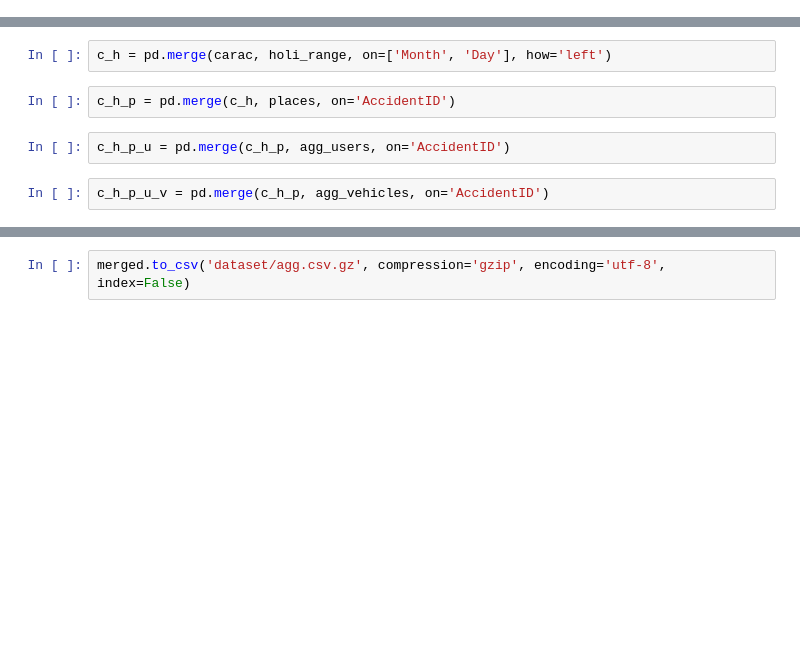
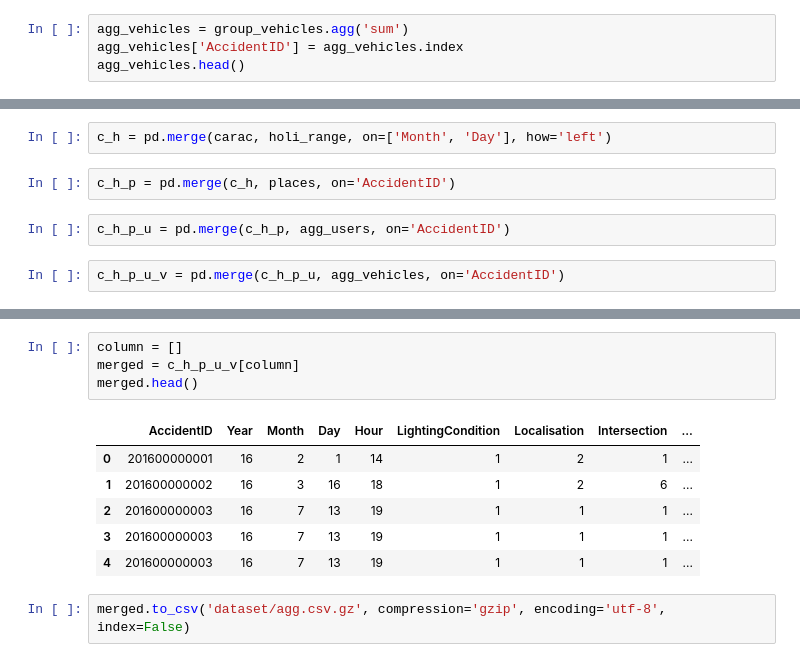
Before and after one commit to tera-hackthon/tera-hackthon, a Jupyter notebook: preprocessing.ipynb, the cells around one changed output, grey strips where cells are left out. Saved outputs shown, nothing was run; the diff lists cells and outputs as text; blank space fills up the shorter version.

```diff
--- a/preprocessing.ipynb
+++ b/preprocessing.ipynb
@@ -208,0 +144,4 @@ KeyError: 'Vehicles'
+# %%
+agg_vehicles = group_vehicles.agg('sum')
+agg_vehicles['AccidentID'] = agg_vehicles.index
+agg_vehicles.head()
@@ -213,4 +160,4 @@ c_h_p = pd.merge(c_h, places, on='AccidentID')
 # %%
 c_h_p_u = pd.merge(c_h_p, agg_users, on='AccidentID')
 # %%
-c_h_p_u_v = pd.merge(c_h_p, agg_vehicles, on='AccidentID')
+c_h_p_u_v = pd.merge(c_h_p_u, agg_vehicles, on='AccidentID')
@@ -225,2 +180,13 @@ merged = pd.merge(merged, users, on='Num_Acc', how='outer')
+# %%
+column = []
+merged = c_h_p_u_v[column]
+merged.head()
+# %% [output]
+|  | AccidentID | Year | Month | Day | Hour | LightingCondition | Localisation | Intersection | ... |
+| 0 | 201600000001 | 16 | 2 | 1 | 14 | 1 | 2 | 1 | ... |
+| 1 | 201600000002 | 16 | 3 | 16 | 18 | 1 | 2 | 6 | ... |
+| 2 | 201600000003 | 16 | 7 | 13 | 19 | 1 | 1 | 1 | ... |
+| 3 | 201600000003 | 16 | 7 | 13 | 19 | 1 | 1 | 1 | ... |
+| 4 | 201600000003 | 16 | 7 | 13 | 19 | 1 | 1 | 1 | ... |
 # %%
 merged.to_csv('dataset/agg.csv.gz', compression='gzip', encoding='utf-8', index=False)
```
Also changed, not shown: parts of 23 cells of this notebook, 3 other files.
